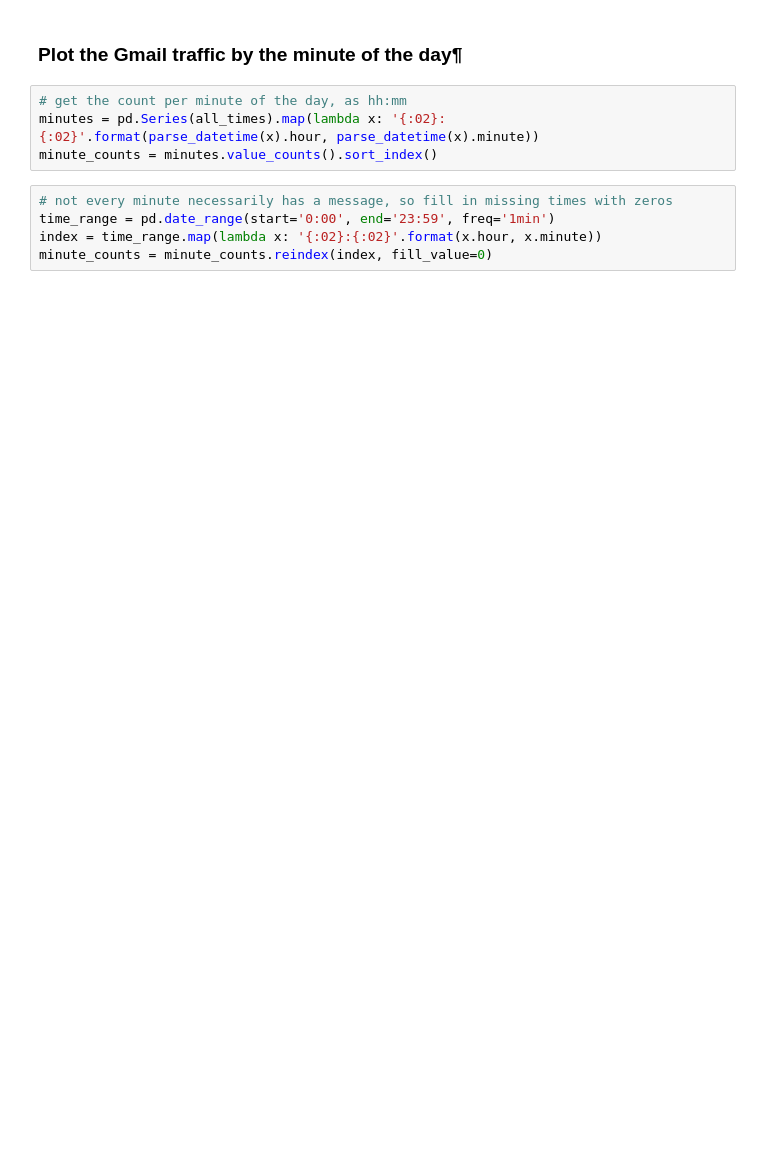
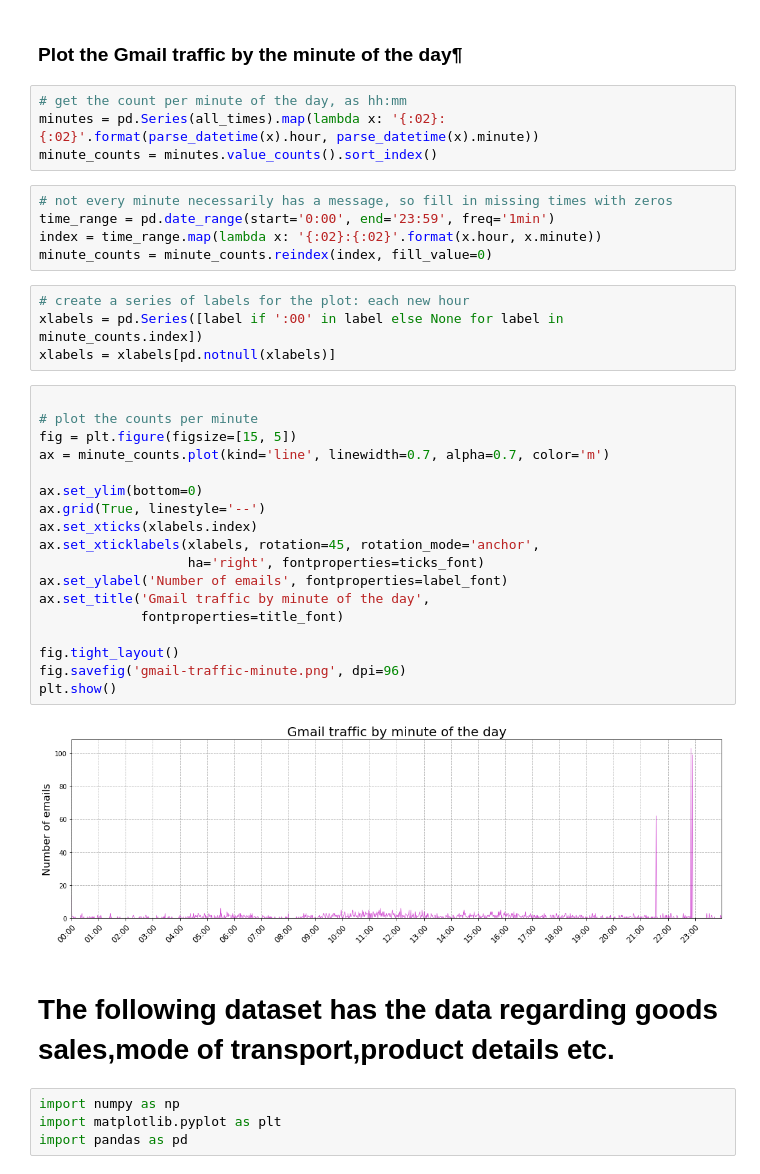
Before and after one commit to GirishaDevara/crrcoe, a Jupyter notebook: 2019-12-20.ipynb, the cells around one changed output. Cells and saved outputs as stored; diff of their text form; blank space fills up the shorter version.

```diff
--- a/2019-12-20.ipynb
+++ b/2019-12-20.ipynb
@@ -195,3 +220,33 @@ minute_counts = minutes.value_counts().sort_index()
 time_range = pd.date_range(start='0:00', end='23:59', freq='1min')
 index = time_range.map(lambda x: '{:02}:{:02}'.format(x.hour, x.minute))
 minute_counts = minute_counts.reindex(index, fill_value=0)
+# %%
+# create a series of labels for the plot: each new hour
+xlabels = pd.Series([label if ':00' in label else None for label in minute_counts.index])
+xlabels = xlabels[pd.notnull(xlabels)]
+# %%
+
+# plot the counts per minute
+fig = plt.figure(figsize=[15, 5])
+ax = minute_counts.plot(kind='line', linewidth=0.7, alpha=0.7, color='m')
+
+ax.set_ylim(bottom=0)
+ax.grid(True, linestyle='--')
+ax.set_xticks(xlabels.index)
+ax.set_xticklabels(xlabels, rotation=45, rotation_mode='anchor',
+                   ha='right', fontproperties=ticks_font)
+ax.set_ylabel('Number of emails', fontproperties=label_font)
+ax.set_title('Gmail traffic by minute of the day',
+             fontproperties=title_font)
+
+fig.tight_layout()
+fig.savefig('gmail-traffic-minute.png', dpi=96)
+plt.show()
+# %% [output]
+[figure, added]
+# %% [markdown]
+# The following dataset has the data regarding goods sales,mode of transport,product details etc.
+# %%
+import numpy as np
+import matplotlib.pyplot as plt
+import pandas as pd
```
Also changed, not shown: parts of 41 cells of this notebook, 8 other files.
